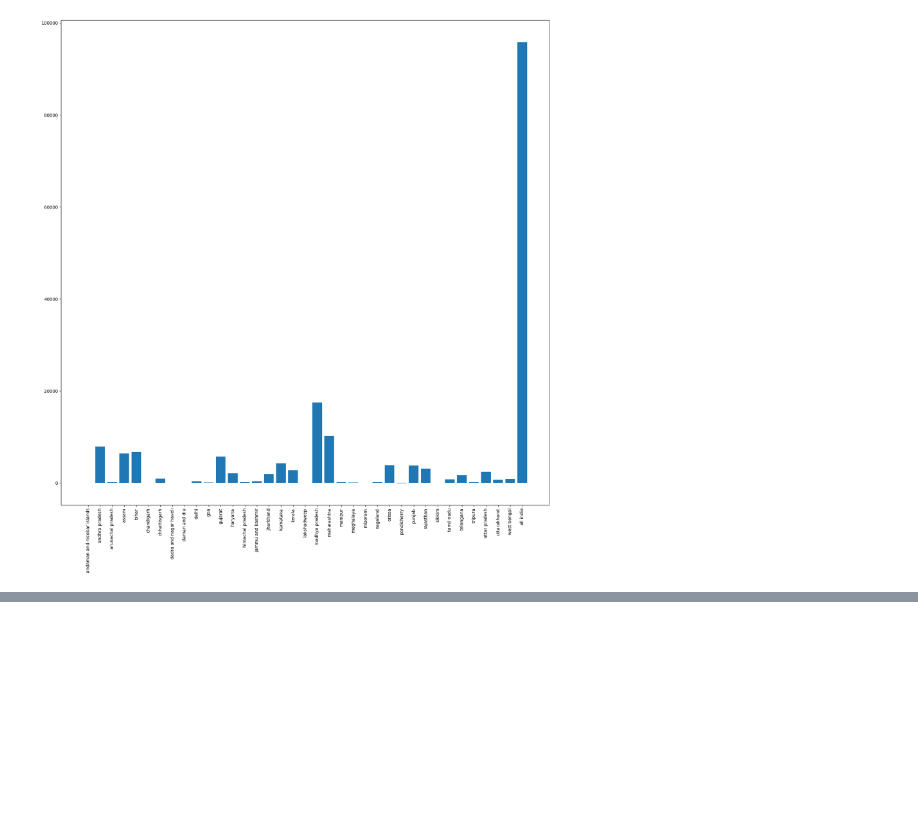
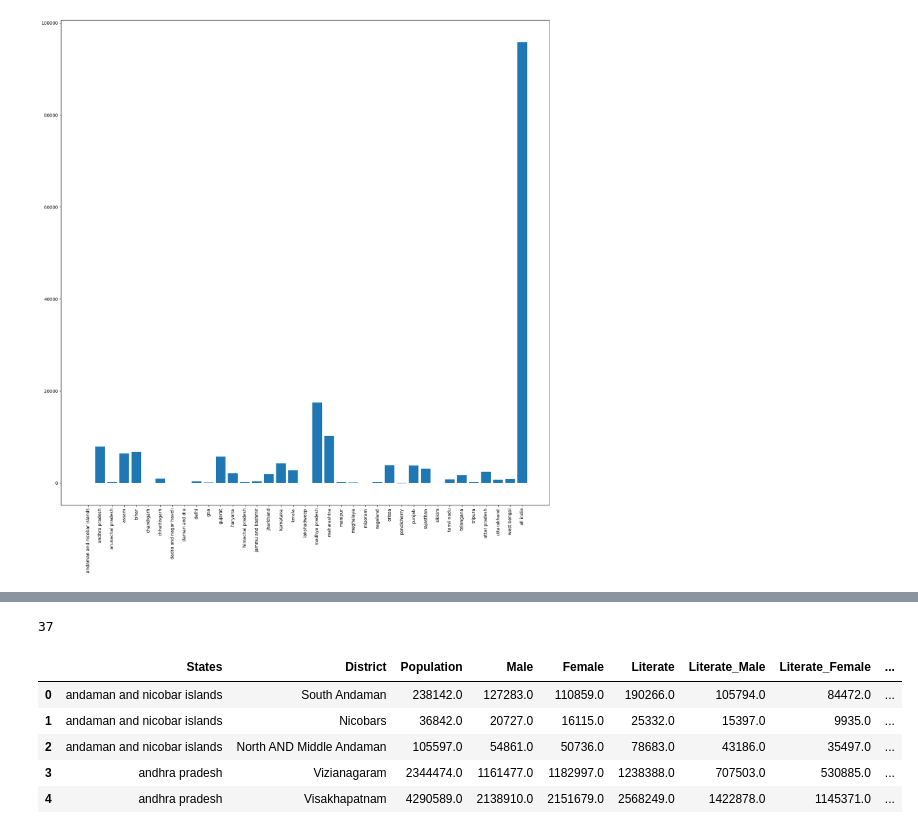
Before and after one commit to RoddaSreeCharanReddy/Data_Cleaning_Project_One, a Jupyter notebook: Complete_Project.ipynb, the cells around one changed output, grey strips where cells are left out. Cells and saved outputs as stored; diff of their text form; code cells hidden in the pictures; blank space fills up the shorter version.

```diff
--- a/Complete_Project.ipynb
+++ b/Complete_Project.ipynb
@@ -1300,0 +1399,17 @@ plt.show()
+# %%
+govt_hospital_data.to_sql('govt_hospital_table', con=my_engine, if_exists='append', index=False)
+# %% [output]
+37
+# %%
+census_data=pd.read_csv("Final_Clean_Data/census.csv")
+census_data.columns=census_data.columns.str.replace("/UT","s")
+census_data["States"]=census_data["States"].str.lower()
+census_data["States"]=census_data["States"].str.replace("nct of delhi","delhi")
+census_data.head()
+# %% [output]
+|  | States | District | Population | Male | Female | Literate | Literate_Male | Literate_Female | ... |
+| 0 | andaman and nicobar islands | South Andaman | 238142.0 | 127283.0 | 110859.0 | 190266.0 | 105794.0 | 84472.0 | ... |
+| 1 | andaman and nicobar islands | Nicobars | 36842.0 | 20727.0 | 16115.0 | 25332.0 | 15397.0 | 9935.0 | ... |
+| 2 | andaman and nicobar islands | North AND Middle Andaman | 105597.0 | 54861.0 | 50736.0 | 78683.0 | 43186.0 | 35497.0 | ... |
+| 3 | andhra pradesh | Vizianagaram | 2344474.0 | 1161477.0 | 1182997.0 | 1238388.0 | 707503.0 | 530885.0 | ... |
+| 4 | andhra pradesh | Visakhapatnam | 4290589.0 | 2138910.0 | 2151679.0 | 2568249.0 | 1422878.0 | 1145371.0 | ... |
```
Also changed, not shown: parts of 81 cells of this notebook.
